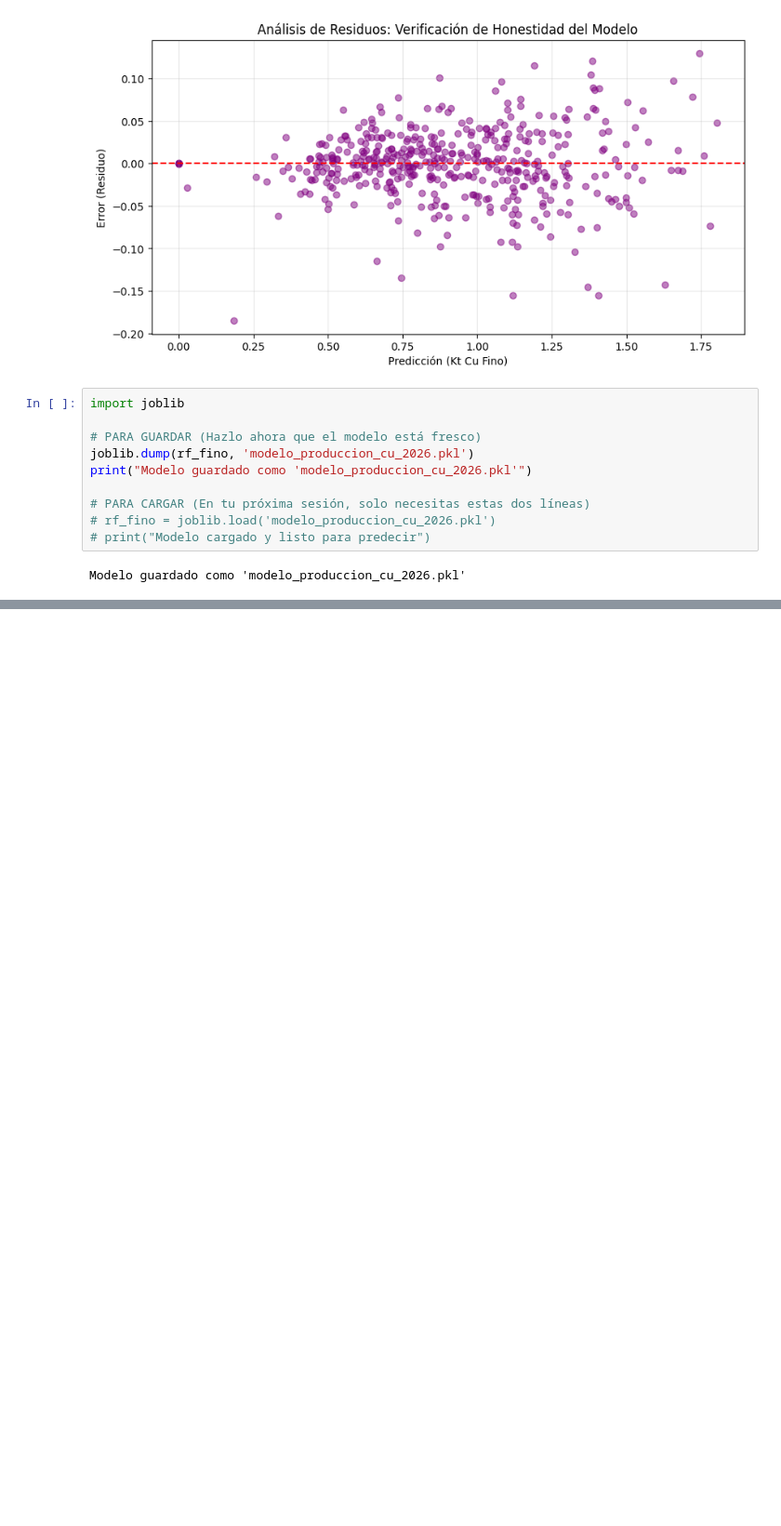
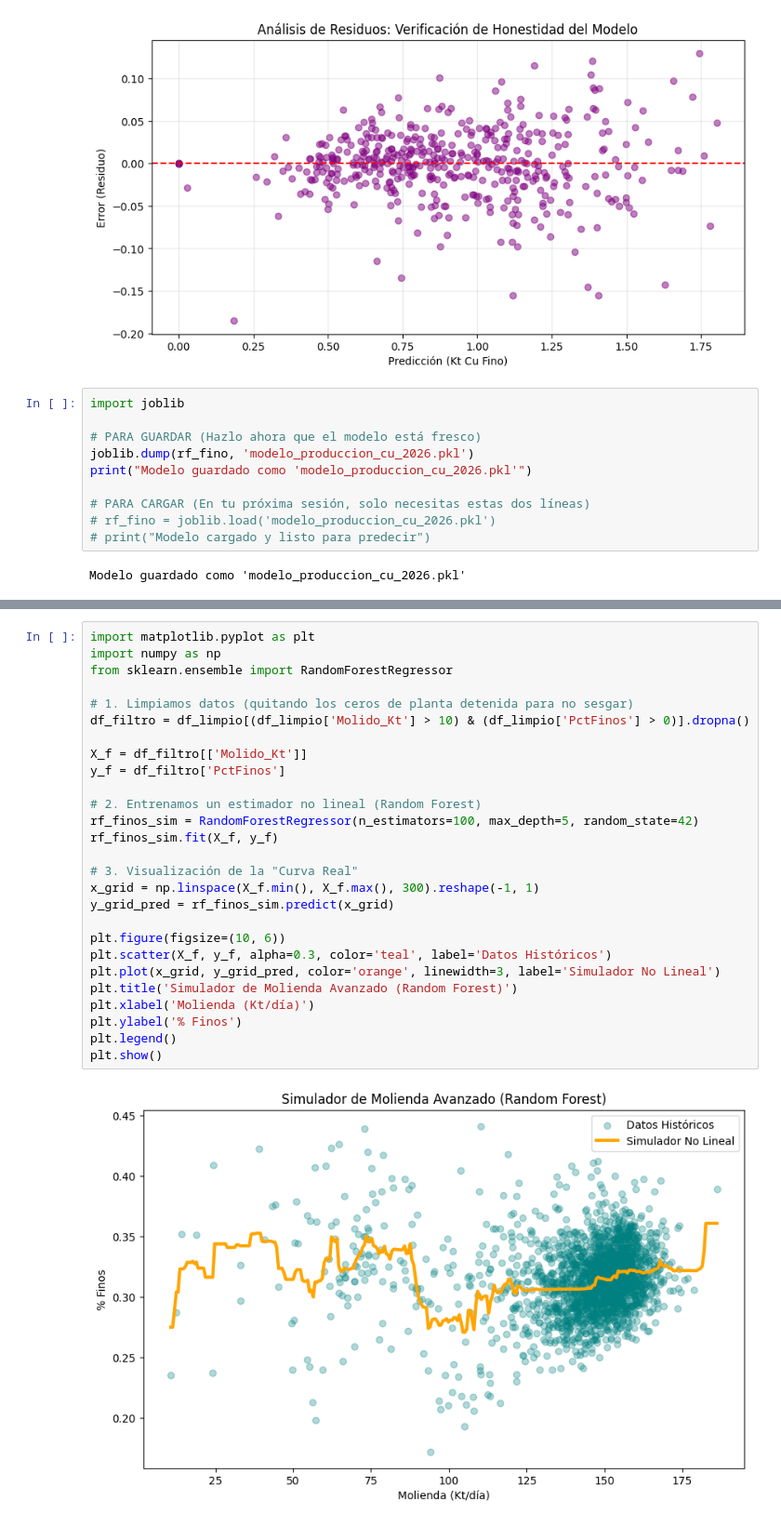
Before and after one commit to raultyv/Machine_learning, a Jupyter notebook: Modelo_Cu_MLB.ipynb, the cells around one changed output, grey strips where cells are left out. Shown at 93% size. Cells and saved outputs as stored; diff of their text form; blank space fills up the shorter version.

```diff
--- a/Modelo_Cu_MLB.ipynb
+++ b/Modelo_Cu_MLB.ipynb
@@ -398,0 +390,29 @@ Archivo 'RESULTADO_FINAL.csv' generado en la carpeta de la izquierda.
+# %%
+import matplotlib.pyplot as plt
+import numpy as np
+from sklearn.ensemble import RandomForestRegressor
+
+# 1. Limpiamos datos (quitando los ceros de planta detenida para no sesgar)
+df_filtro = df_limpio[(df_limpio['Molido_Kt'] > 10) & (df_limpio['PctFinos'] > 0)].dropna()
+
+X_f = df_filtro[['Molido_Kt']]
+y_f = df_filtro['PctFinos']
+
+# 2. Entrenamos un estimador no lineal (Random Forest)
+rf_finos_sim = RandomForestRegressor(n_estimators=100, max_depth=5, random_state=42)
+rf_finos_sim.fit(X_f, y_f)
+
+# 3. Visualización de la "Curva Real"
+x_grid = np.linspace(X_f.min(), X_f.max(), 300).reshape(-1, 1)
+y_grid_pred = rf_finos_sim.predict(x_grid)
+
+plt.figure(figsize=(10, 6))
+plt.scatter(X_f, y_f, alpha=0.3, color='teal', label='Datos Históricos')
+plt.plot(x_grid, y_grid_pred, color='orange', linewidth=3, label='Simulador No Lineal')
+plt.title('Simulador de Molienda Avanzado (Random Forest)')
+plt.xlabel('Molienda (Kt/día)')
+plt.ylabel('% Finos')
+plt.legend()
+plt.show()
+# %% [output]
+[figure, added]
```
Also changed, not shown: parts of 14 cells of this notebook.
